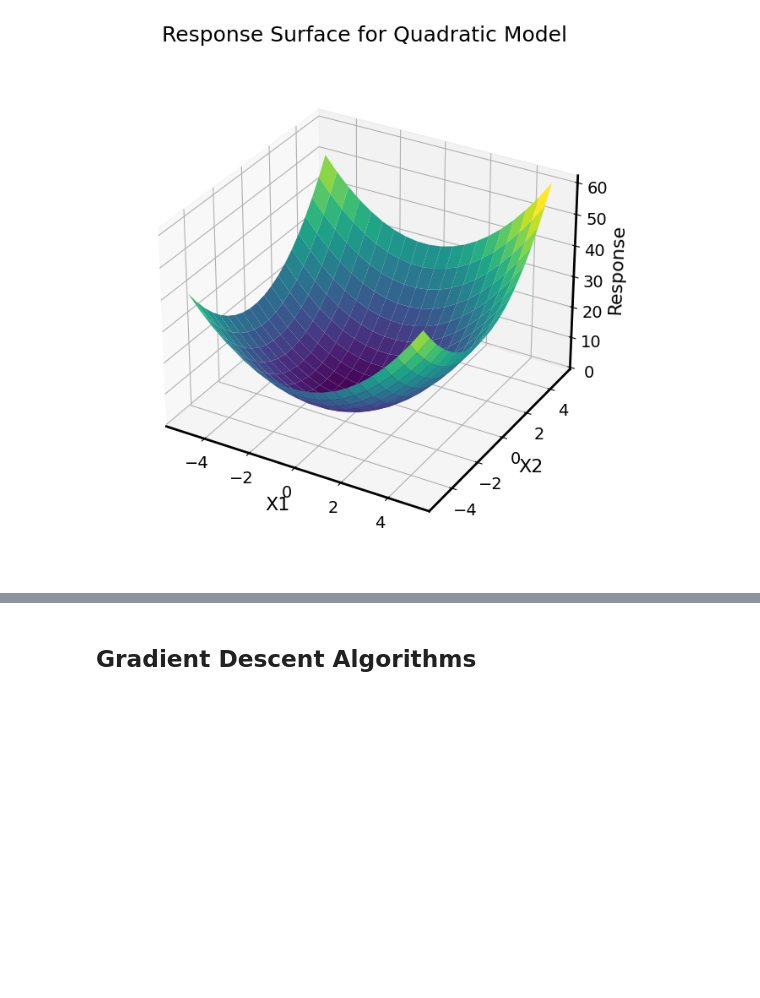
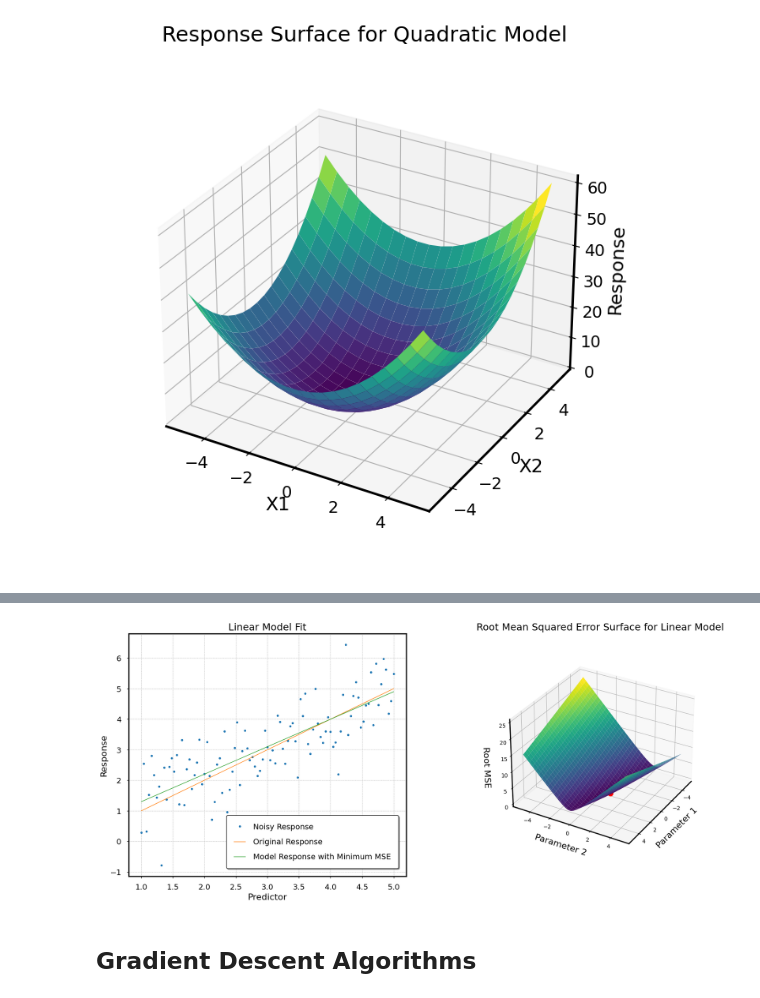
Before and after one commit to giacomobelleri/ML-Practice, a Jupyter notebook: Notebooks/Polynomial-Regression/polynomial-regression.ipynb, the cells around one changed output, grey strips where cells are left out. Saved outputs shown, nothing was run; the diff lists cells and outputs as text; code cells hidden in the pictures; blank space fills up the shorter version.

```diff
--- a/Notebooks/Polynomial-Regression/polynomial-regression.ipynb
+++ b/Notebooks/Polynomial-Regression/polynomial-regression.ipynb
@@ -78,7 +78,10 @@ plt.rcParams.update({'font.size': 14,
                         'legend.handletextpad': 1,
                         'legend.handlelength': 1.5,
                         'legend.borderaxespad': 1,
-                        'legend.columnspacing': 2})
+                        'legend.columnspacing': 2,
+                        'xtick.major.pad': 10,
+                        'ytick.major.pad': 10,
+                        })
 # %% [markdown]
 ## Helper Functions
 # %%
@@ -318,8 +321,12 @@ def MeanSquareError(model: Callable[[NDArray[Any], NDArray[Any]], NDArray[Any]],
     assert predictors.shape[-1]==params.shape[0]
 
     difference = (response - model(predictors, params))  #Computes difference between measured and model response as 1-D array
-    mean_squared_error = (difference.T).dot(difference)  #Squares error
-    mean_squared_error /= response.shape[0]               #Takes average
+
+    # Computes mean squared error in easy way
+    #mean_squared_error = np.mean(difference**2)
+
+    # Computes mean squared error in efficient einsum way
+    mean_squared_error = np.einsum('ij,ij->j', difference, difference)/response.shape[0]
 
     return mean_squared_error
 # %% [markdown]
@@ -557,0 +527,64 @@ Mean Squared Error: [[ 1140.33342483  1096.77842903  1053.22343323 ... -1049.219
+# %%
+# Creates array of params for testing on 2-parameter grid
+param_grid, flattened_grid = CreateGrid([(-5, 5), (-5, 5)], num=101, transpose=True)
+
+# Create predictor matrix for linear model with intercept
+predictors = np.linspace(1, 5, 101)
+mesured_response = AddRandomNoise(arr=predictors.reshape(-1, 1), scale=0.9) # y= x + noise
+predictors_matrix = FormPredictorMatrix(predictors, order=1, include_interaction=False)
+model_response = PolynomialModel(predictors_matrix, flattened_grid)
+mse= MeanSquareError(model=PolynomialModel, response=mesured_response, predictors=predictors_matrix, params=flattened_grid)
+
+# Logs shapes
+print(f'Flattened Parameter Grid: {flattened_grid.shape}\n'
+    	+ f'Predictor Matrix: {predictors_matrix.shape}\n'
+		+f'Measured Response: {mesured_response.shape}\n'
+		+f'Model Response: {model_response.shape}\n'
+  		+ f'Mean Squared Error: {mse.shape}\n')
+
+# Finds parameters with minimum MSE
+min_mse_index = np.argmin(mse)
+min_mse_params = flattened_grid[:, min_mse_index]
+min_mse = mse[min_mse_index]
+print(f'Minimum Root MSE Parameters: {min_mse_params}\n'
+		+f'Minimum Root MSE: {np.sqrt(min_mse)}\n')
+
+# Creates figure for plotting
+fig = plt.figure(figsize=(20, 8))
+ax = fig.add_subplot(122, projection='3d')
+ax.set_xlabel('Parameter 1', labelpad=10)
+ax.set_ylabel('Parameter 2', labelpad=10)
+ax.set_zlabel('Root MSE', labelpad=10)
+ax.set_title('Root Mean Squared Error Surface for Linear Model')
+ax.tick_params(axis='both', which='major', labelsize=10, pad=1)
+
+# Plots surface
+mse_surface = mse.reshape(*param_grid[0].shape)
+ax.plot_surface(param_grid[0], param_grid[1], np.sqrt(mse_surface), cmap='viridis', edgecolor='none')
+
+# Adds minimum point
+ax.scatter(min_mse_params[0], min_mse_params[1], np.sqrt(min_mse), color='red', marker='o', s=100)
+
+# Zooms out plot
+ax.set_box_aspect(aspect=None, zoom=0.85)
+ax.zaxis.set_rotate_label(True)
+ax.view_init(elev=30, azim=30)
+
+# Creates second ax for linear plot
+ax2 = fig.add_subplot(121)
+ax2.set_xlabel('Predictor')
+ax2.set_ylabel('Response')
+ax2.set_title('Linear Model Fit')
+
+# Plots data
+ax2.plot(predictors, mesured_response, label='Noisy Response', linestyle='', marker='o', markersize=3)
+ax2.plot(predictors, predictors, label='Original Response', linestyle='-', linewidth=1)
+ax2.plot(predictors, model_response[:, min_mse_index], label='Model Response with Minimum MSE', linestyle='-', linewidth=1)
+
+# Adds grid and legend
+ax2.grid(True, which="both", linestyle="--", linewidth=0.5)
+ax2.legend()
+
+# Saves plot
+plt.savefig(CreateFilePath(r'\MeanSquaredErrorSurfaceForLinearModel', extension='png'))
+# %% [output]
@@ -558,3 +599,4 @@ Mean Squared Error: [[ 1140.33342483  1096.77842903  1053.22343323 ... -1049.219
+[figure, added]
 # %% [markdown]
 ## Gradient Descent Algorithms
 # %%
```
Also changed, not shown: parts of 3 cells of this notebook, 2 other files.
